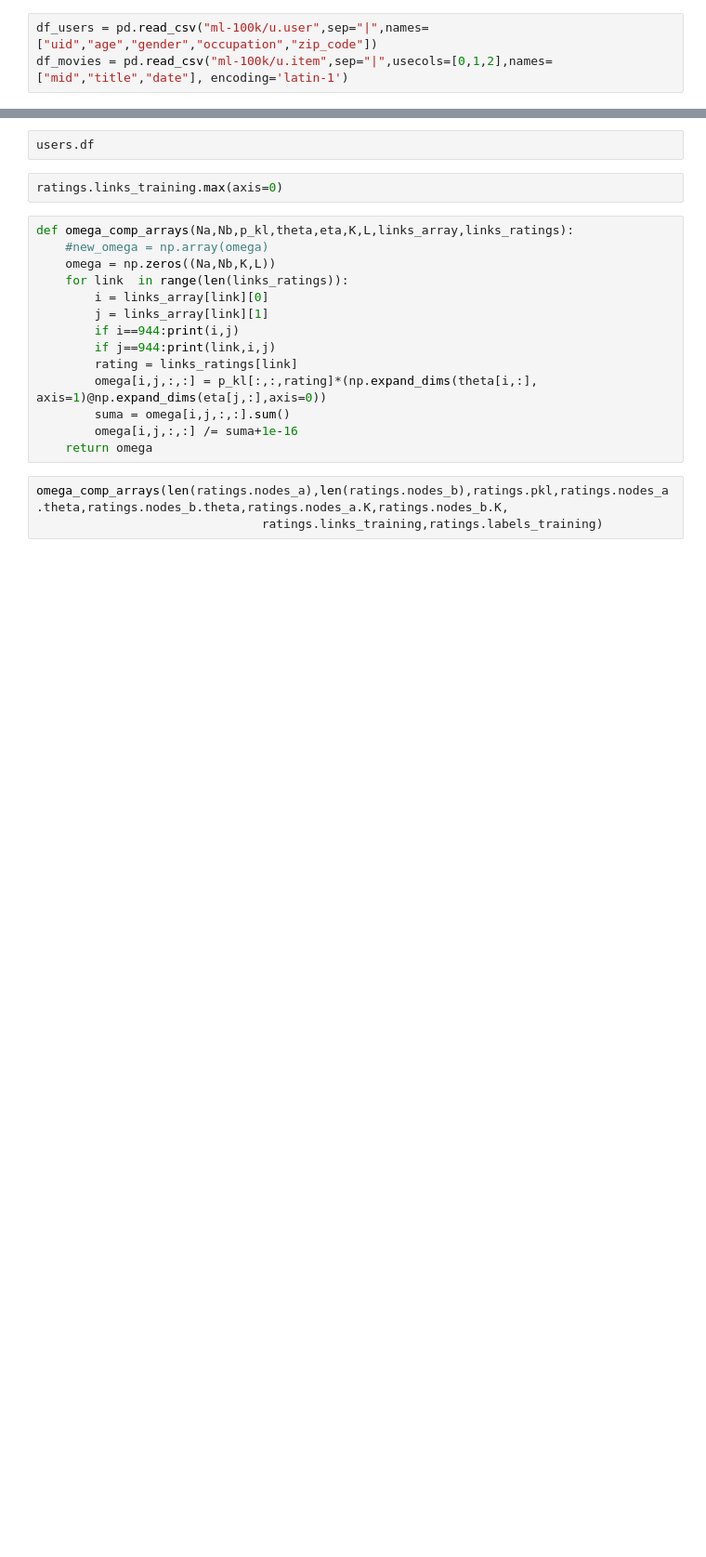
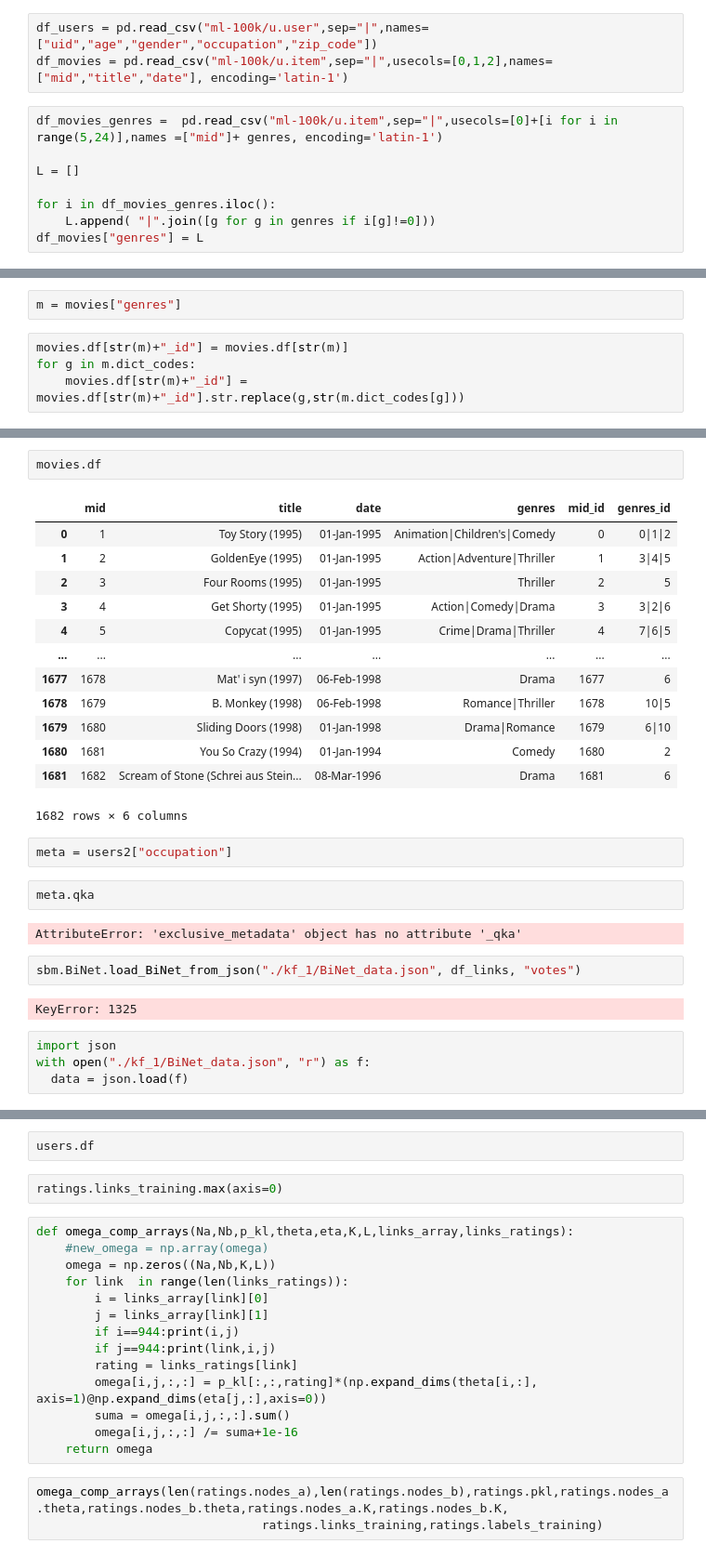
Before and after one commit to oscarcapote/MMSBM_library, a Jupyter notebook: Example and testing.ipynb, the cells around one changed output, grey strips where cells are left out. Shown at 93% size. Drawn from its saved outputs; the diff is of its cells as text; blank space fills up the shorter version.

```diff
--- a/Example and testing.ipynb
+++ b/Example and testing.ipynb
@@ -37,3 +58,11 @@ b'943 users\n1682 items\n100000 ratings\n'
 # %%
 df_users = pd.read_csv("ml-100k/u.user",sep="|",names=["uid","age","gender","occupation","zip_code"])
 df_movies = pd.read_csv("ml-100k/u.item",sep="|",usecols=[0,1,2],names=["mid","title","date"], encoding='latin-1')
+# %%
+df_movies_genres =  pd.read_csv("ml-100k/u.item",sep="|",usecols=[0]+[i for i in range(5,24)],names =["mid"]+ genres, encoding='latin-1')
+
+L = []
+
+for i in df_movies_genres.iloc():
+    L.append( "|".join([g for g in genres if i[g]!=0]))
+df_movies["genres"] = L
@@ -42,0 +93,6 @@ movies = sbm.nodes_layer(nodes_info=df_movies,K=10,nodes_name="mid")
+# %%
+m = movies["genres"]
+# %%
+movies.df[str(m)+"_id"] = movies.df[str(m)]
+for g in m.dict_codes:
+    movies.df[str(m)+"_id"] = movies.df[str(m)+"_id"].str.replace(g,str(m.dict_codes[g]))
@@ -62,0 +256,30 @@ movies.theta
+# %%
+movies.df
+# %% [output]
+|  | mid | title | date | genres | mid_id | genres_id |
+| 0 | 1 | Toy Story (1995) | 01-Jan-1995 | Animation|Children's|Comedy | 0 | 0|1|2 |
+| 1 | 2 | GoldenEye (1995) | 01-Jan-1995 | Action|Adventure|Thriller | 1 | 3|4|5 |
+| 2 | 3 | Four Rooms (1995) | 01-Jan-1995 | Thriller | 2 | 5 |
+| 3 | 4 | Get Shorty (1995) | 01-Jan-1995 | Action|Comedy|Drama | 3 | 3|2|6 |
+| 4 | 5 | Copycat (1995) | 01-Jan-1995 | Crime|Drama|Thriller | 4 | 7|6|5 |
+| ... | ... | ... | ... | ... | ... | ... |
+| 1677 | 1678 | Mat' i syn (1997) | 06-Feb-1998 | Drama | 1677 | 6 |
+| 1678 | 1679 | B. Monkey (1998) | 06-Feb-1998 | Romance|Thriller | 1678 | 10|5 |
+| 1679 | 1680 | Sliding Doors (1998) | 01-Jan-1998 | Drama|Romance | 1679 | 6|10 |
+| 1680 | 1681 | You So Crazy (1994) | 01-Jan-1994 | Comedy | 1680 | 2 |
+| 1681 | 1682 | Scream of Stone (Schrei aus Stein... | 08-Mar-1996 | Drama | 1681 | 6 |
+1682 rows × 6 columns
+# %%
+meta = users2["occupation"]
+# %%
+meta.qka
+# %% [output]
+AttributeError: 'exclusive_metadata' object has no attribute '_qka'
+# %%
+sbm.BiNet.load_BiNet_from_json("./kf_1/BiNet_data.json", df_links, "votes")
+# %% [output]
+KeyError: 1325
+# %%
+import json
+with open("./kf_1/BiNet_data.json", "r") as f:
+  data = json.load(f)
```
Also changed, not shown: parts of 33 cells of this notebook.
